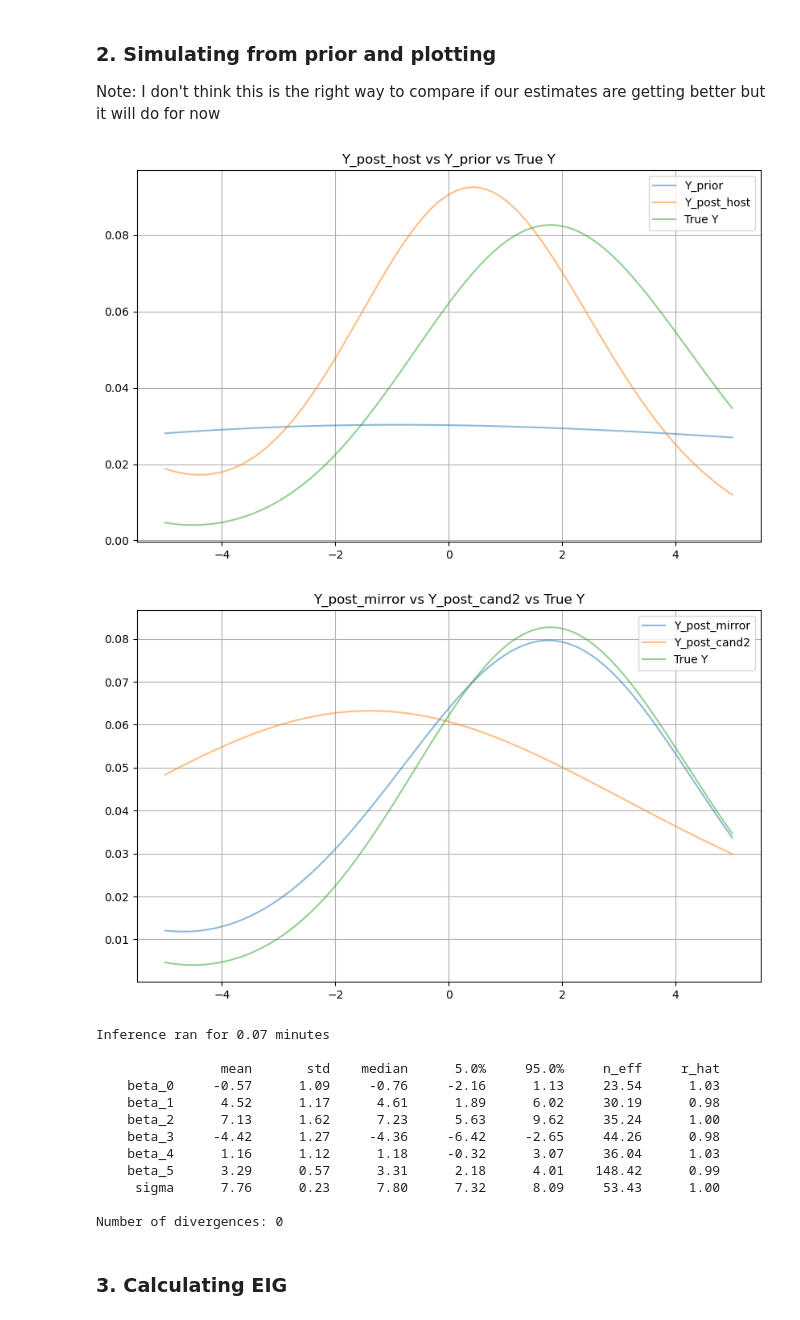
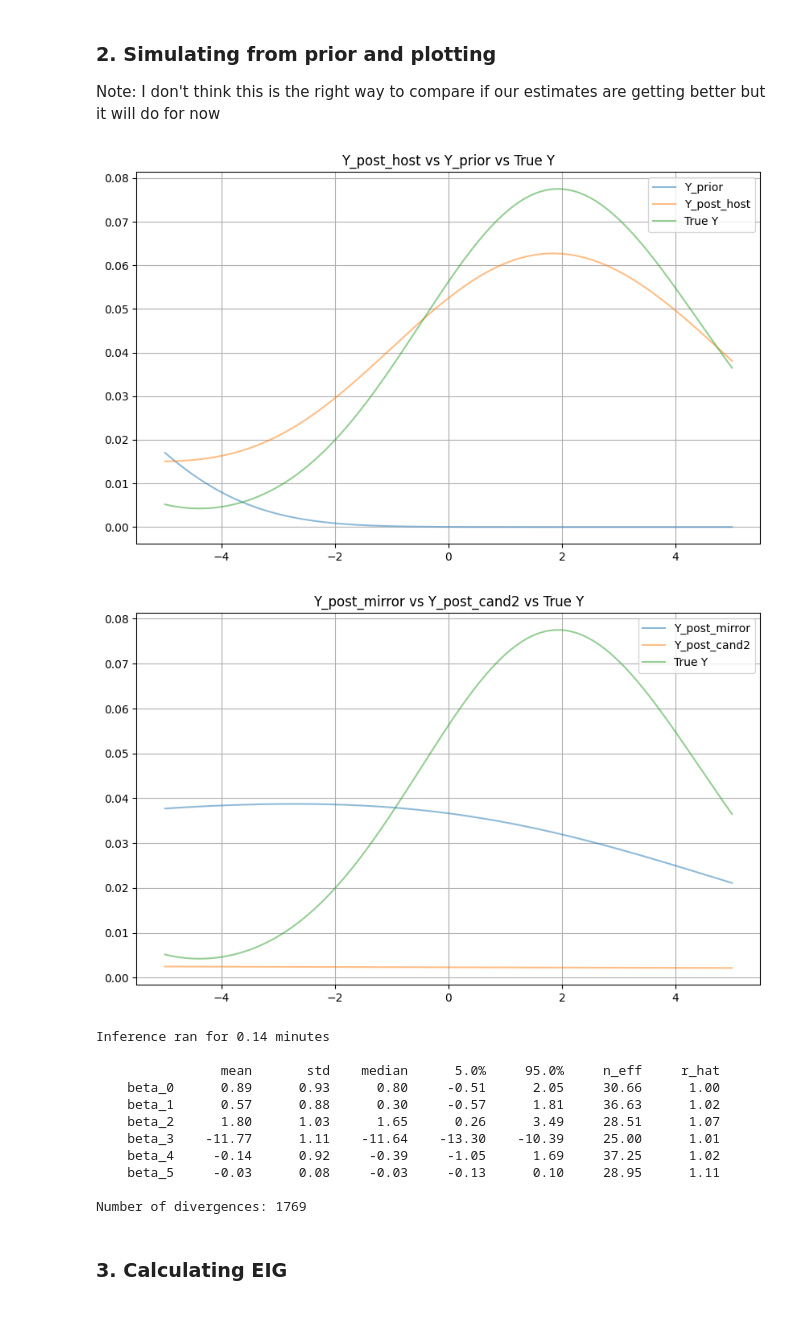
Before and after one commit to LucileTerminassian/causal_prospective_merge, a Jupyter notebook: playground_main.ipynb, the cells around one changed output. Saved outputs shown, nothing was run; the diff lists cells and outputs as text; code cells hidden in the pictures.

```diff
--- a/playground_main.ipynb
+++ b/playground_main.ipynb
@@ -40,16 +41,17 @@ pre_X_cand2, pre_T_cand2 = generate_rct(n_pre_cand2, x_distributions)
 data_cand2 = generate_host2(pre_X_cand2, pre_T_cand2, p_assigned_to_cand2, n_cand2=100)
 design_data_cand2 = generate_design_matrix(data_cand2, power_x=1, power_x_t=1)
 
-outcome_function = lambda X, T, eps: 1 + 0.5 * X[:,0] + 2 * X[:,1] - 12 * T - 6* X[:,1]*T + eps # old version 1 / (1 + np.exp(-(1 + 2 * X[0] + 3 * X[1] + 5 * T - 6* X[1]*T eps)))
-design_data_host = add_outcome(design_data_host, outcome_function)
-design_data_mirror = add_outcome(design_data_mirror, outcome_function)
-design_data_cand2 = add_outcome(design_data_cand2, outcome_function)
+outcome_function = lambda X, T, eps: 1 + 0.5 * X[:,0] + 2 * X[:,1] - 12 * T - 6* X[:,1]*T + eps
+std_true_y = 1 # Standard deviation for the true Y
+design_data_host = add_outcome(design_data_host, outcome_function, std_true_y)
+design_data_mirror = add_outcome(design_data_mirror, outcome_function, std_true_y)
+design_data_cand2 = add_outcome(design_data_cand2, outcome_function, std_true_y)
 # %% [markdown]
 ### 2. Simulating from prior and plotting
 Note: I don't think this is the right way to compare if our estimates are getting better but it will do for now
 # %%
 # Initialize prior parameters
-post_mean = np.array([-0.5, 4.5, 7.5, -4.5, 1, 12])
+post_mean = np.array([-10, 0.5, 2, -10, 0, -4])
 beta_0, sigma_0_sq = post_mean, 1
 prior_hyperparameters = {'beta_0': beta_0, 'sigma_0_sq': sigma_0_sq}
 bayes_reg = BayesianLinearRegression(prior_hyperparameters)
@@ -71,42 +73,43 @@ plot_densities(Y_prior, Y_post_host, design_data_host['Y'],
                 names = ['Y_prior', 'Y_post_host', 'True Y'],
                 title = 'Y_post_host vs Y_prior vs True Y')
 # %% [output]
-[figure, old version]
+[figure, new version]
 # %%
 ### Bayesian update through candidate datasets
 sigma_cand = 1
 prior_hyperparameters_cand = {'beta_0': beta_post_host, 'sigma_0_sq': sigma_cand}
-bayes_reg_cand = BayesianLinearRegression(prior_hyperparameters_cand)
 
 ## With candidate = mirror dataset
+bayes_reg_mirror = BayesianLinearRegression(prior_hyperparameters_cand)
 X_mirror, Y_mirror = design_data_mirror.drop(columns=['Y']), design_data_mirror['Y']
-post_mirror_parameters = bayes_reg.fit(X_mirror, Y_mirror)
+post_mirror_parameters = bayes_reg_mirror.fit(X_mirror, Y_mirror)
 
 # Generate Y_post_mirror
 post_mirror_mean = post_mirror_parameters['posterior_mean'].flatten()  # Extract posterior mean
 Y_post_mirror = np.dot(X_mirror, post_mirror_mean) + np.random.normal(0, 1, len(X_mirror))  # Assuming standard deviation for Y_post_host is 1
 
 ## With candidate = cand2 dataset
+bayes_reg_cand2 = BayesianLinearRegression(prior_hyperparameters_cand)
 X_cand2, Y_cand2 = design_data_cand2.drop(columns=['Y']), design_data_cand2['Y']
-post_cand2_parameters = bayes_reg.fit(X_cand2, Y_cand2)
+post_cand2_parameters = bayes_reg_cand2.fit(X_cand2, Y_cand2)
 
 # Generate Y_post_cand2
 post_cand2_mean = post_cand2_parameters['posterior_mean'].flatten()  # Extract posterior mean
 Y_post_cand2 = np.dot(X_cand2, post_cand2_mean) + np.random.normal(0, 1, len(X_cand2))  # Assuming standard deviation for Y_post_host is 1
 
 plot_densities(Y_post_mirror, Y_post_cand2, design_data_host['Y'],
                 names = ['Y_post_mirror', 'Y_post_cand2', 'True Y'],
                 title = 'Y_post_mirror vs Y_post_cand2 vs True Y')
 # %% [output]
-[figure, old version]
+[figure, new version]
 # %%
 #Number of samples used to estimate outer expectation
-n_samples_for_expectation = 10
+n_samples_for_expectation = 200
 m_samples_for_expectation = int(np.ceil(np.sqrt(n_samples_for_expectation)))
 # Incorporating sqrt constraint into MCMC samples
 n_mcmc = (n_samples_for_expectation * (m_samples_for_expectation+1))
 
-warmup_steps = 5
+warmup_steps = 20
 max_tree_depth = 7
 sigma_rand_error = 1
 
@@ -123,19 +126,18 @@ beta_post_host = beta_post_host.sample(frac = 1)
 
 beta_post_host.head()
 # We delete the column with the std
-beta_post_host = beta_post_host.iloc[:, :-1]
+beta_post_host_without_std = beta_post_host.iloc[:, :-1]
 # %% [output]
-Inference ran for 0.07 minutes
+Inference ran for 0.14 minutes
 
                 mean       std    median      5.0%     95.0%     n_eff     r_hat
-    beta_0     -0.57      1.09     -0.76     -2.16      1.13     23.54      1.03
-    beta_1      4.52      1.17      4.61      1.89      6.02     30.19      0.98
-    beta_2      7.13      1.62      7.23      5.63      9.62     35.24      1.00
-    beta_3     -4.42      1.27     -4.36     -6.42     -2.65     44.26      0.98
-    beta_4      1.16      1.12      1.18     -0.32      3.07     36.04      1.03
-    beta_5      3.29      0.57      3.31      2.18      4.01    148.42      0.99
-     sigma      7.76      0.23      7.80      7.32      8.09     53.43      1.00
+    beta_0      0.89      0.93      0.80     -0.51      2.05     30.66      1.00
+    beta_1      0.57      0.88      0.30     -0.57      1.81     36.63      1.02
+    beta_2      1.80      1.03      1.65      0.26      3.49     28.51      1.07
+    beta_3    -11.77      1.11    -11.64    -13.30    -10.39     25.00      1.01
+    beta_4     -0.14      0.92     -0.39     -1.05      1.69     37.25      1.02
+    beta_5     -0.03      0.08     -0.03     -0.13      0.10     28.95      1.11
 
-Number of divergences: 0
+Number of divergences: 1769
 # %% [markdown]
 ### 3. Calculating EIG
```
Also changed, not shown: parts of 15 cells of this notebook, 4 other files.
